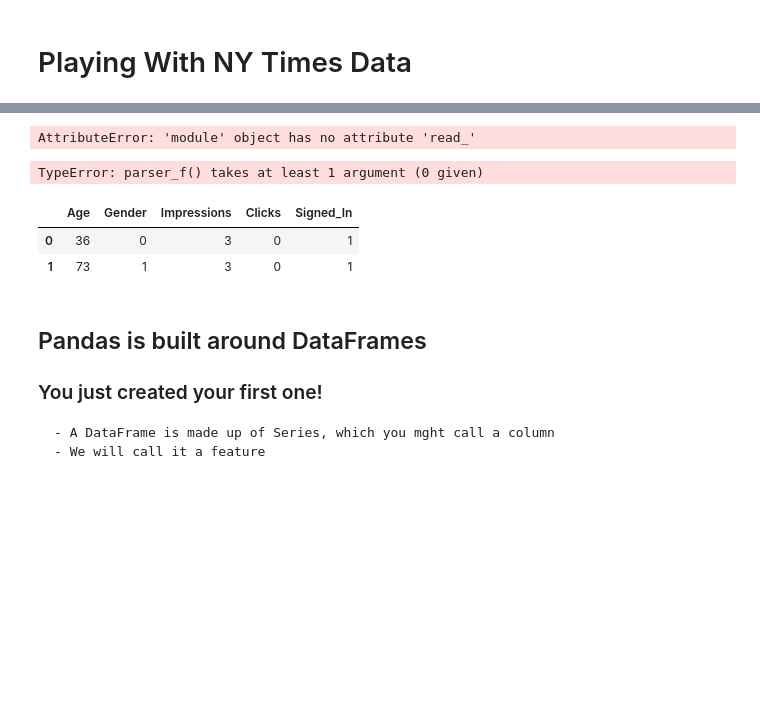
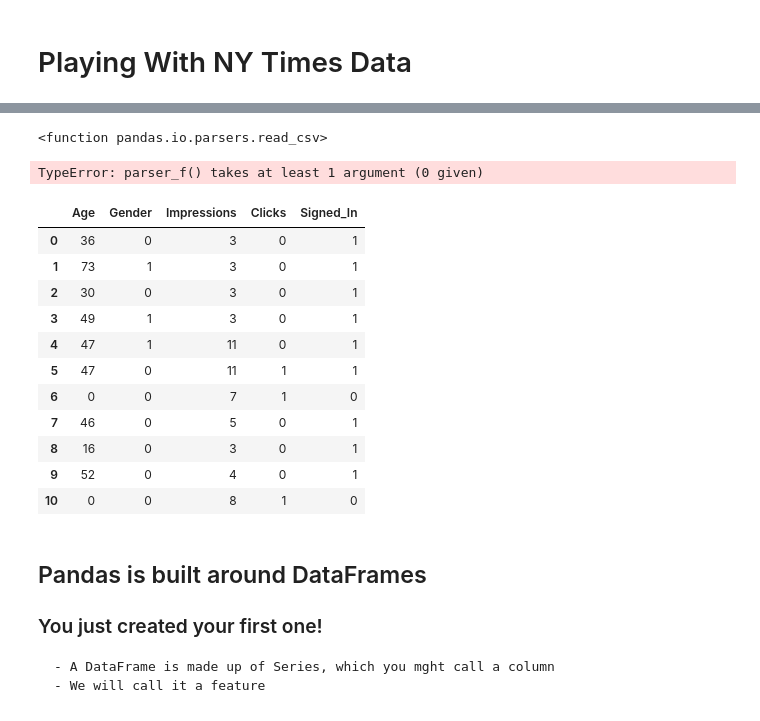
Before and after one commit to mkwak1/DAT_SF_18, a Jupyter notebook: labs/lab_01.ipynb, the cells around one changed output, grey strips where cells are left out. Drawn from its saved outputs; the diff is of its cells as text; code cells hidden in the pictures; blank space fills up the shorter version.

```diff
--- a/labs/lab_01.ipynb
+++ b/labs/lab_01.ipynb
@@ -21,8 +24,8 @@ pd
 # %%
 # Using shortcuts, go to the end of read_ and press tab...
-pd.read_
+pd.read_csv
 # %% [output]
-AttributeError: 'module' object has no attribute 'read_'
+<function pandas.io.parsers.read_csv>
 # %%
 # Using shortcuts, now place the cursor between the (), hold shift and tap tab (try tapping again)
 pd.read_csv()
@@ -31,11 +34,20 @@ TypeError: parser_f() takes at least 1 argument (0 given)
 # %%
 # Now lets do something fun!!!
 df = pd.read_csv('data/nytimes.csv')
-df.head(2)
+df.head(11)
 # %% [output]
 |  | Age | Gender | Impressions | Clicks | Signed_In |
 | 0 | 36 | 0 | 3 | 0 | 1 |
 | 1 | 73 | 1 | 3 | 0 | 1 |
+| 2 | 30 | 0 | 3 | 0 | 1 |
+| 3 | 49 | 1 | 3 | 0 | 1 |
+| 4 | 47 | 1 | 11 | 0 | 1 |
+| 5 | 47 | 0 | 11 | 1 | 1 |
+| 6 | 0 | 0 | 7 | 1 | 0 |
+| 7 | 46 | 0 | 5 | 0 | 1 |
+| 8 | 16 | 0 | 3 | 0 | 1 |
+| 9 | 52 | 0 | 4 | 0 | 1 |
+| 10 | 0 | 0 | 8 | 1 | 0 |
 # %% [markdown]
 ## Pandas is built around DataFrames
 ### You just created your first one!
```
Also changed, not shown: parts of 8 cells of this notebook, 4 other files.
